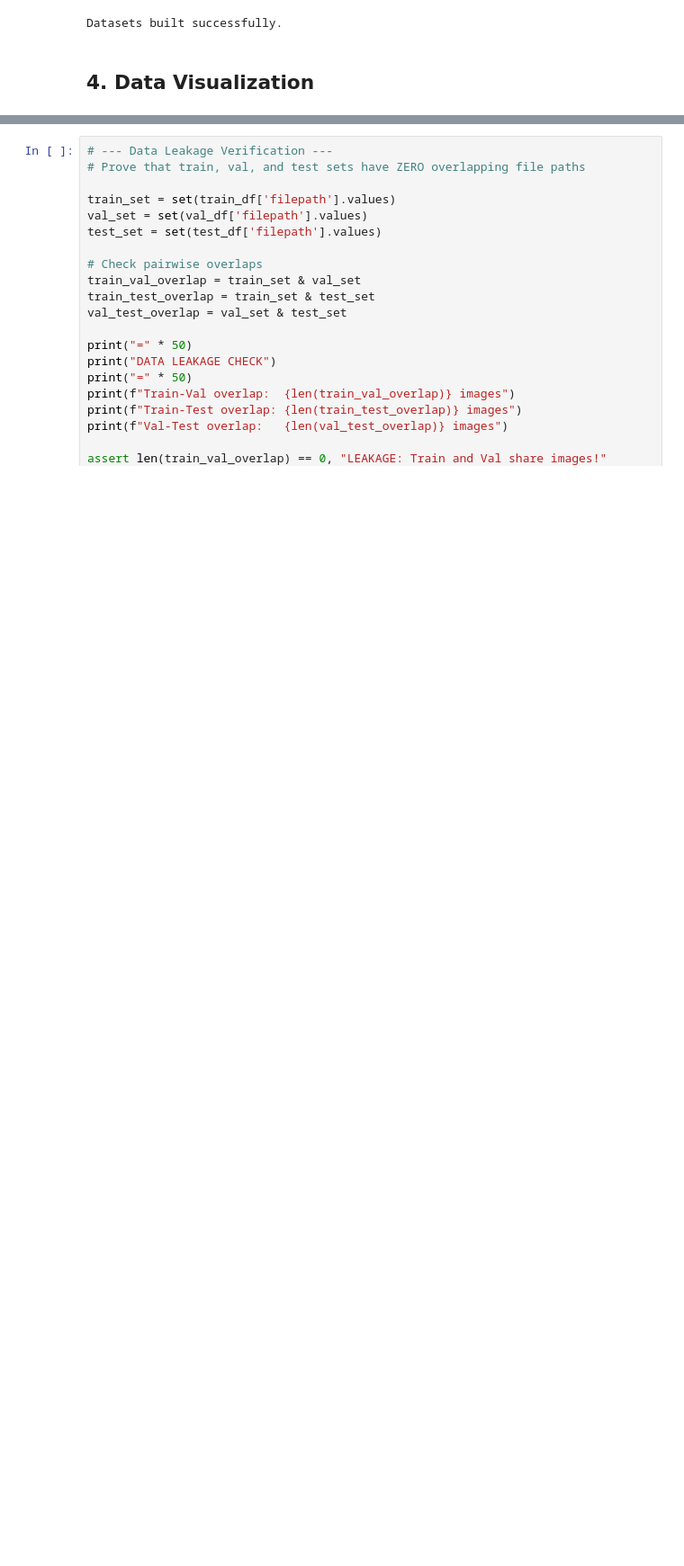
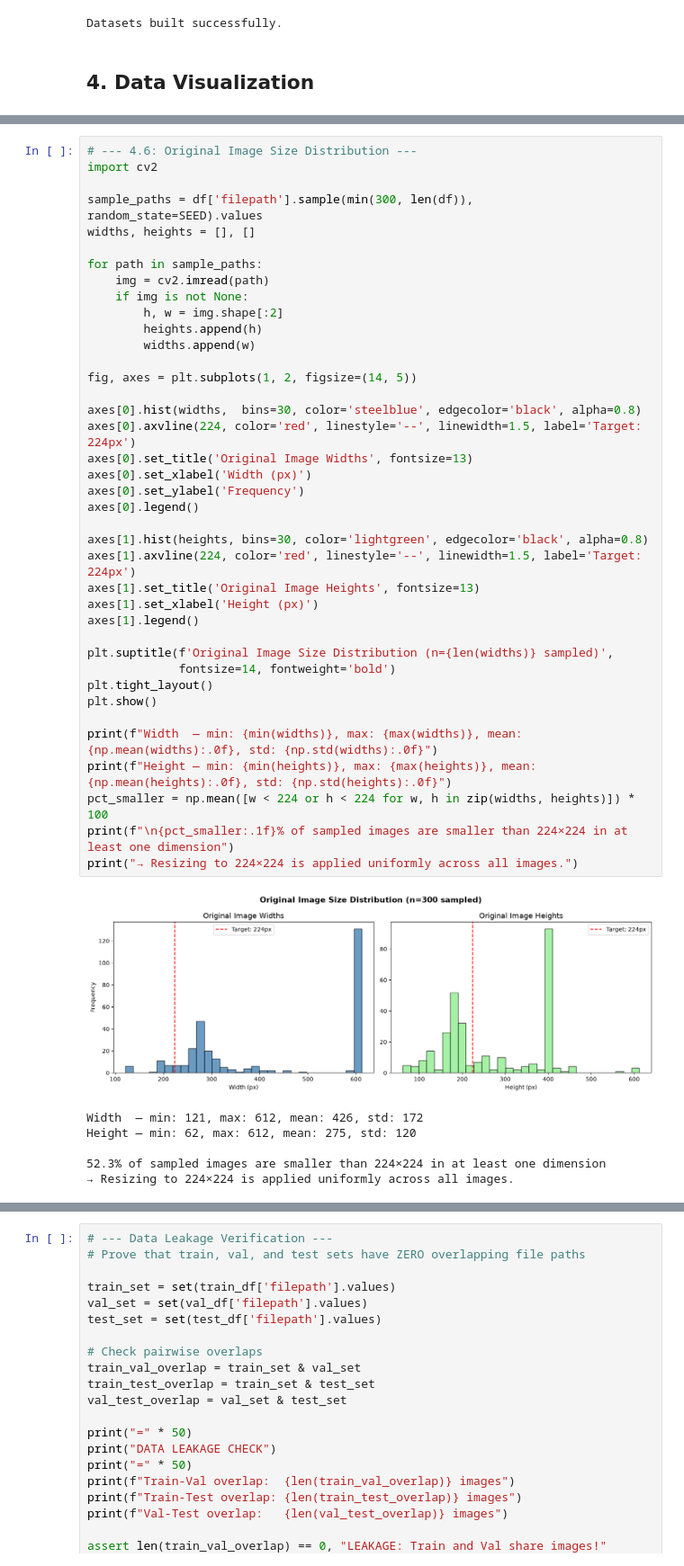
Before and after one commit to TsangDaXin/ODL, a Jupyter notebook: notebooks/01_eda.ipynb, the cells around one changed output, grey strips where cells are left out. Shown at 90% size. Saved outputs shown, nothing was run; the diff lists cells and outputs as text; blank space fills up the shorter version.

```diff
--- a/notebooks/01_eda.ipynb
+++ b/notebooks/01_eda.ipynb
@@ -245,0 +295,46 @@ plt.show()
+# %%
+# --- 4.6: Original Image Size Distribution ---
+import cv2
+
+sample_paths = df['filepath'].sample(min(300, len(df)), random_state=SEED).values
+widths, heights = [], []
+
+for path in sample_paths:
+    img = cv2.imread(path)
+    if img is not None:
+        h, w = img.shape[:2]
+        heights.append(h)
+        widths.append(w)
+
+fig, axes = plt.subplots(1, 2, figsize=(14, 5))
+
+axes[0].hist(widths,  bins=30, color='steelblue', edgecolor='black', alpha=0.8)
+axes[0].axvline(224, color='red', linestyle='--', linewidth=1.5, label='Target: 224px')
+axes[0].set_title('Original Image Widths', fontsize=13)
+axes[0].set_xlabel('Width (px)')
+axes[0].set_ylabel('Frequency')
+axes[0].legend()
+
+axes[1].hist(heights, bins=30, color='lightgreen', edgecolor='black', alpha=0.8)
+axes[1].axvline(224, color='red', linestyle='--', linewidth=1.5, label='Target: 224px')
+axes[1].set_title('Original Image Heights', fontsize=13)
+axes[1].set_xlabel('Height (px)')
+axes[1].legend()
+
+plt.suptitle(f'Original Image Size Distribution (n={len(widths)} sampled)',
+             fontsize=14, fontweight='bold')
+plt.tight_layout()
+plt.show()
+
+print(f"Width  — min: {min(widths)}, max: {max(widths)}, mean: {np.mean(widths):.0f}, std: {np.std(widths):.0f}")
+print(f"Height — min: {min(heights)}, max: {max(heights)}, mean: {np.mean(heights):.0f}, std: {np.std(heights):.0f}")
+pct_smaller = np.mean([w < 224 or h < 224 for w, h in zip(widths, heights)]) * 100
+print(f"\n{pct_smaller:.1f}% of sampled images are smaller than 224×224 in at least one dimension")
+print("→ Resizing to 224×224 is applied uniformly across all images.")
+# %% [output]
+[figure, added]
+Width  — min: 121, max: 612, mean: 426, std: 172
+Height — min: 62, max: 612, mean: 275, std: 120
+
+52.3% of sampled images are smaller than 224×224 in at least one dimension
+→ Resizing to 224×224 is applied uniformly across all images.
```
Also changed, not shown: parts of 9 cells of this notebook, 5 other files.
